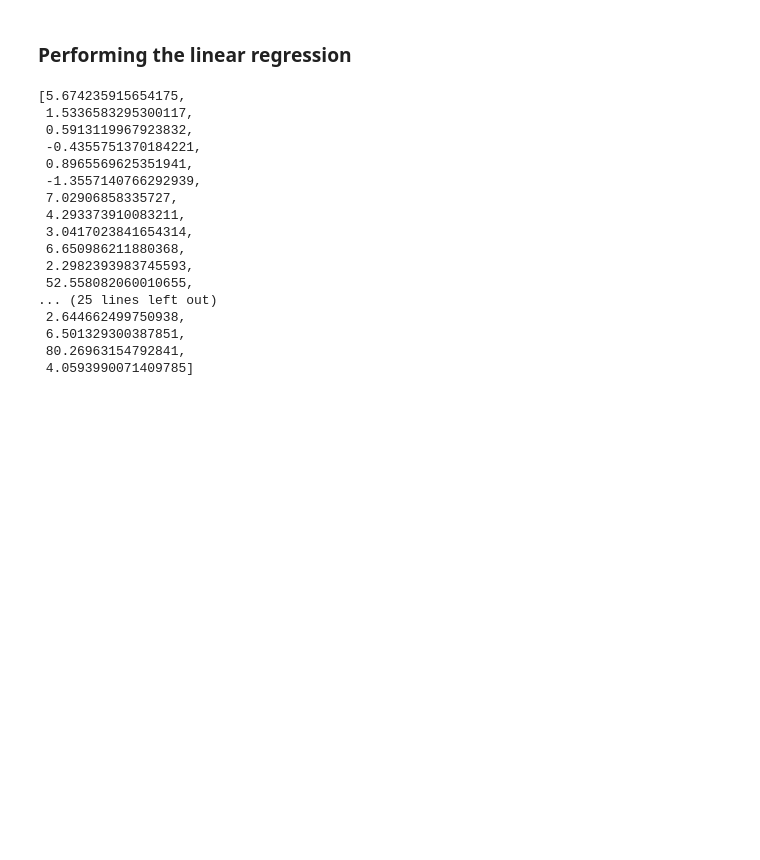
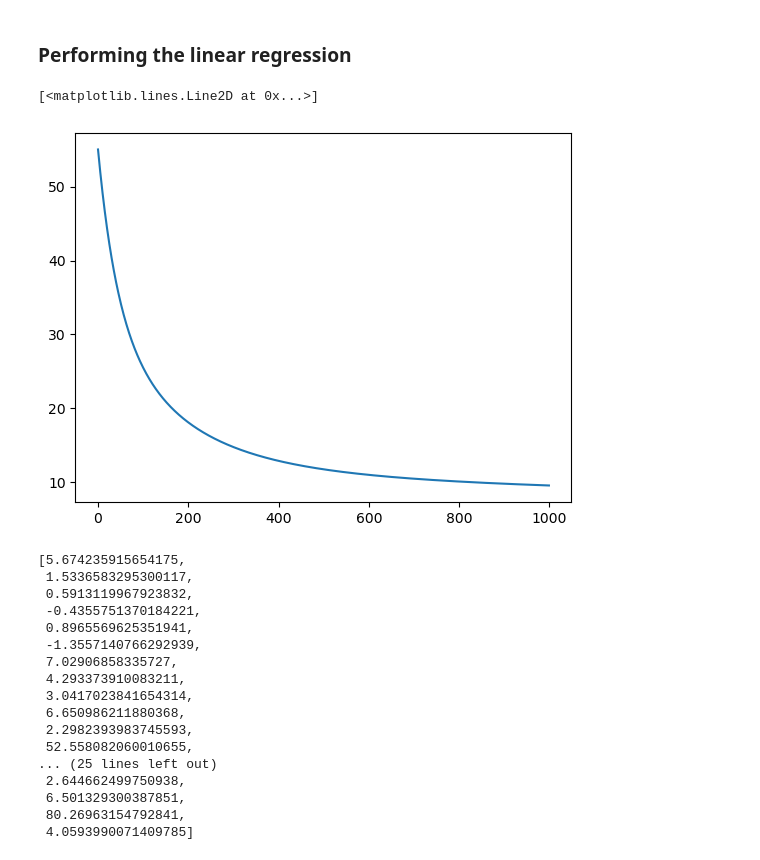
Before and after one commit to Sumay010306/GIT3-MRM, a Jupyter notebook: Linear Regression.ipynb, the cells around one changed output. Cells and saved outputs as stored; diff of their text form; code cells hidden in the pictures; blank space fills up the shorter version.

```diff
--- a/Linear Regression.ipynb
+++ b/Linear Regression.ipynb
@@ -346,6 +347,10 @@ regressor=LinearRegression()
 # %%
 #training
 W_trained, train_loss, num_iters = regressor.train(X_train, y_train, iters=1000, alpha=0.00001)
+plt.plot(num_iters, train_loss)
+# %% [output]
+[<matplotlib.lines.Line2D at 0x...>]
+[figure, added]
 # %%
 #testing
 test_pred, test_loss = regressor.test(X_test, y_test, W_trained)
```
Also changed, not shown: parts of 1 cell of this notebook.
